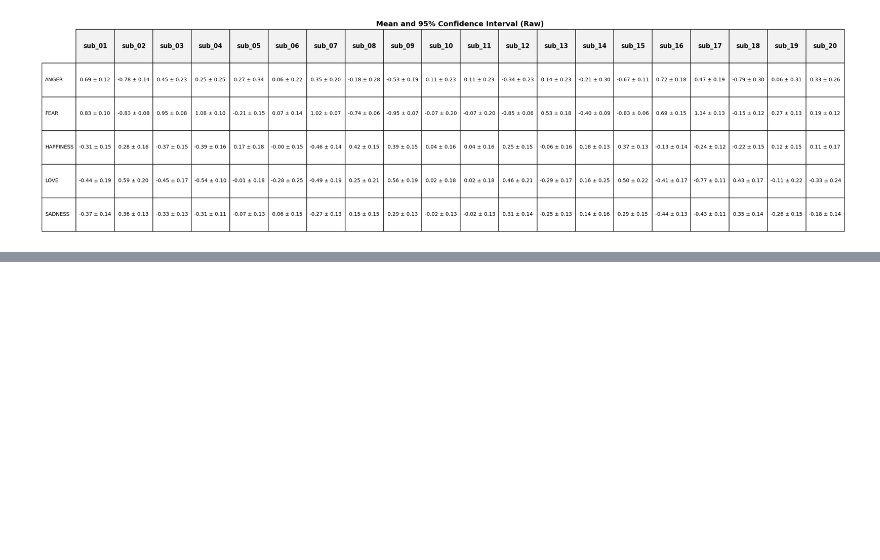
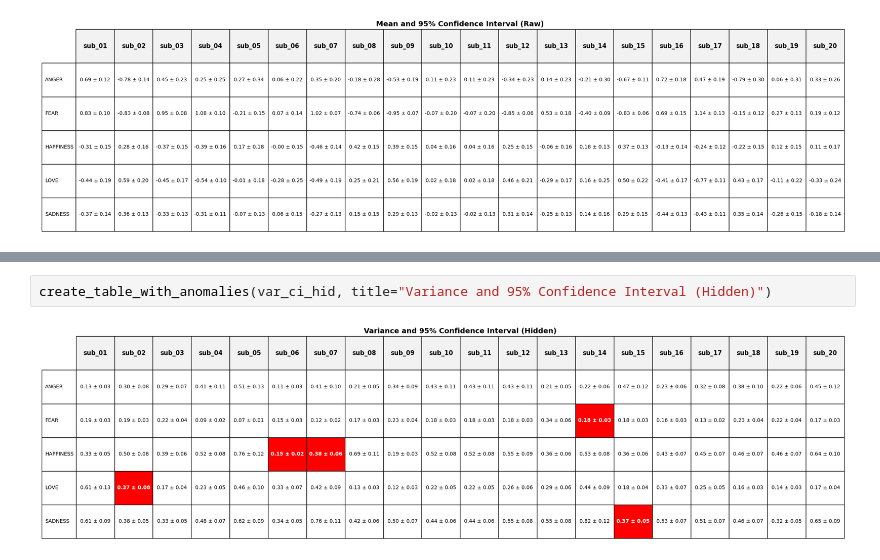
Before and after one commit to Napwillcode8848/deepemotion_variance_01, a Jupyter notebook: pca_analysis.ipynb, the cells around one changed output, grey strips where cells are left out. Drawn from its saved outputs; the diff is of its cells as text; blank space fills up the shorter version.

Commit message:
Update a funciton to highlight anomalies

```diff
--- a/pca_analysis.ipynb
+++ b/pca_analysis.ipynb
@@ -727,0 +785,4 @@ create_table_image(mean_ci_raw, title="Mean and 95% Confidence Interval (Raw)")
+# %%
+create_table_with_anomalies(var_ci_hid, title="Variance and 95% Confidence Interval (Hidden)")
+# %% [output]
+[figure, added]
```
Also changed, not shown: parts of 5 cells of this notebook.
